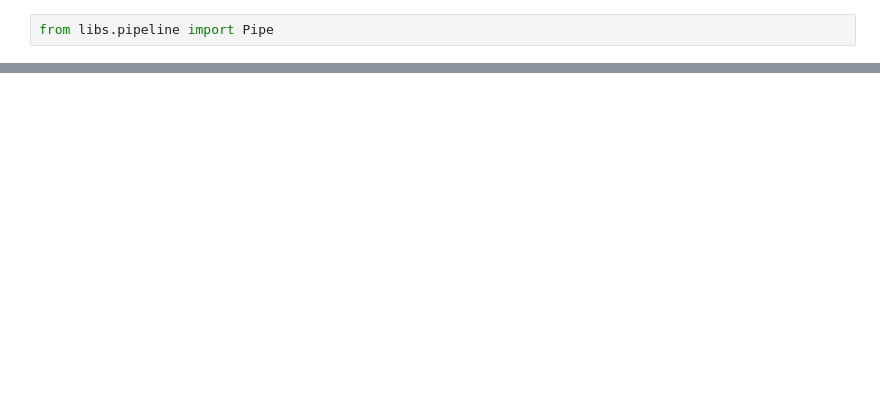
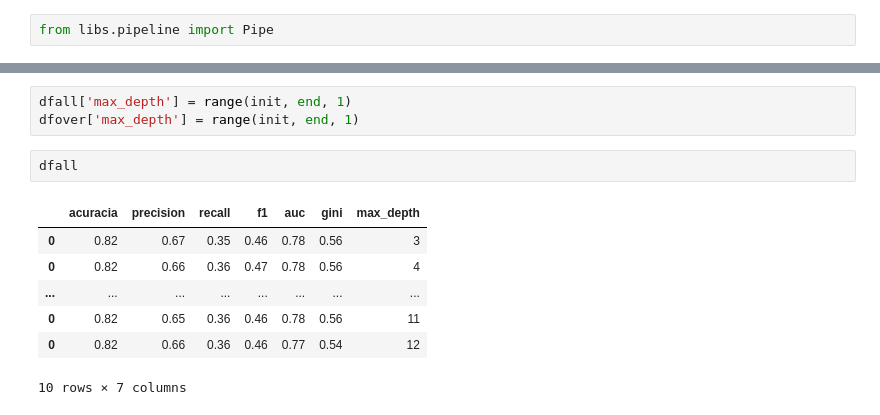
Before and after one commit to vitorpbarbosa7/code_snippets_data_science, a Jupyter notebook: _03_credit_risk_modelling/_03_lightgbm_model_tuning_parameters.ipynb, the cells around one changed output, grey strips where cells are left out. Saved outputs shown, nothing was run; the diff lists cells and outputs as text; blank space fills up the shorter version.

```diff
--- a/_03_credit_risk_modelling/_03_lightgbm_model_tuning_parameters.ipynb
+++ b/_03_credit_risk_modelling/_03_lightgbm_model_tuning_parameters.ipynb
@@ -127,0 +181,13 @@ df
+# %%
+dfall['max_depth'] = range(init, end, 1)
+dfover['max_depth'] = range(init, end, 1)
+# %%
+dfall
+# %% [output]
+|  | acuracia | precision | recall | f1 | auc | gini | max_depth |
+| 0 | 0.82 | 0.67 | 0.35 | 0.46 | 0.78 | 0.56 | 3 |
+| 0 | 0.82 | 0.66 | 0.36 | 0.47 | 0.78 | 0.56 | 4 |
+| ... | ... | ... | ... | ... | ... | ... | ... |
+| 0 | 0.82 | 0.65 | 0.36 | 0.46 | 0.78 | 0.56 | 11 |
+| 0 | 0.82 | 0.66 | 0.36 | 0.46 | 0.77 | 0.54 | 12 |
+10 rows × 7 columns
```
Also changed, not shown: parts of 27 cells of this notebook, 27 other files.
